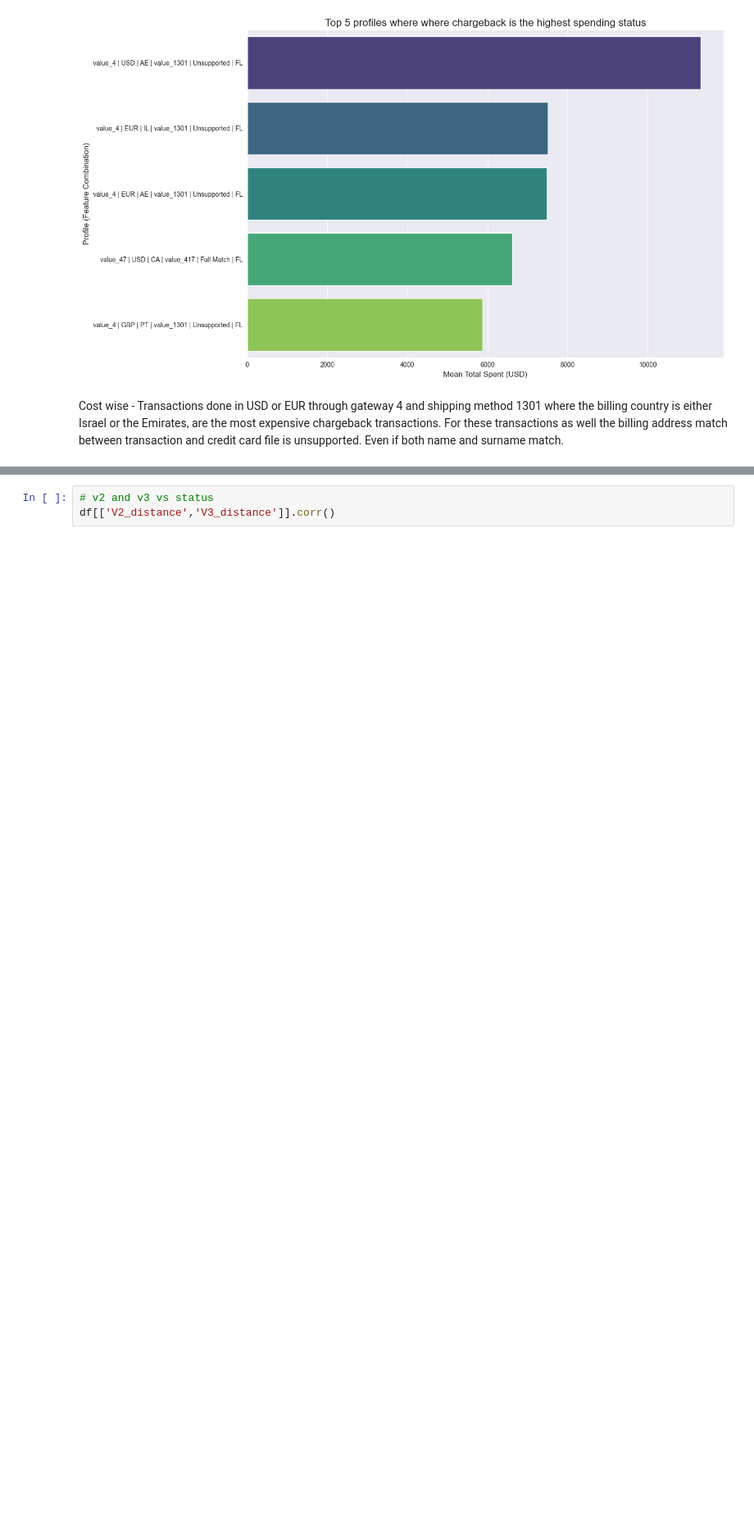
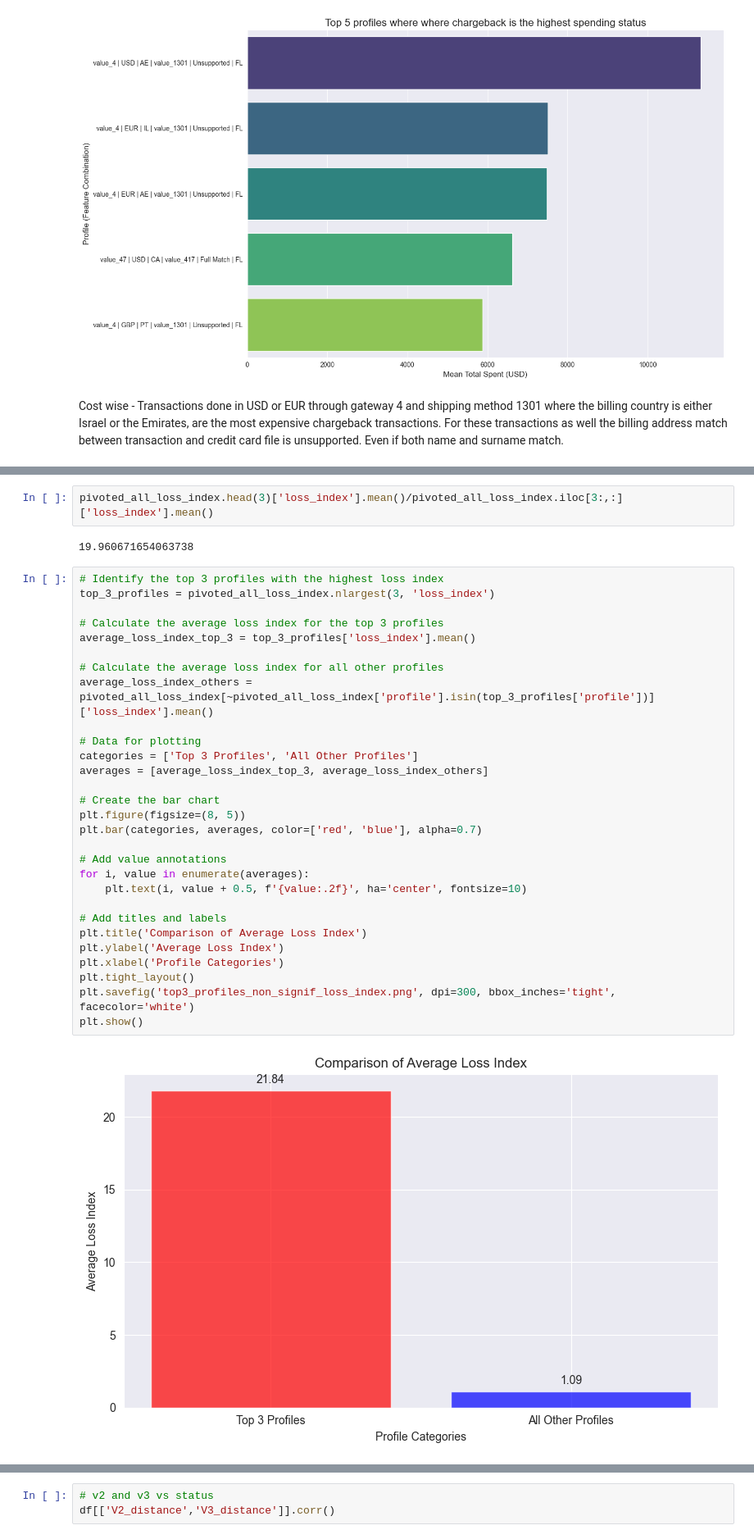
Before and after one commit to gioiablayer96/data-wizard-gioia, a Jupyter notebook: Home_Assignments/Riskified_home_assignment/riskified_home_assignment_Gioia_Blayer/riskified_home_assignment.ipynb, the cells around one changed output, grey strips where cells are left out. Shown at 82% size. Drawn from its saved outputs; the diff is of its cells as text; blank space fills up the shorter version.

```diff
--- a/Home_Assignments/Riskified_home_assignment/riskified_home_assignment_Gioia_Blayer/riskified_home_assignment.ipynb
+++ b/Home_Assignments/Riskified_home_assignment/riskified_home_assignment_Gioia_Blayer/riskified_home_assignment.ipynb
@@ -1483,0 +1702,35 @@ Name: order_id, dtype: float64
+# %%
+pivoted_all_loss_index.head(3)['loss_index'].mean()/pivoted_all_loss_index.iloc[3:,:]['loss_index'].mean()
+# %% [output]
+19.960671654063738
+# %%
+# Identify the top 3 profiles with the highest loss index
+top_3_profiles = pivoted_all_loss_index.nlargest(3, 'loss_index')
+
+# Calculate the average loss index for the top 3 profiles
+average_loss_index_top_3 = top_3_profiles['loss_index'].mean()
+
+# Calculate the average loss index for all other profiles
+average_loss_index_others = pivoted_all_loss_index[~pivoted_all_loss_index['profile'].isin(top_3_profiles['profile'])]['loss_index'].mean()
+
+# Data for plotting
+categories = ['Top 3 Profiles', 'All Other Profiles']
+averages = [average_loss_index_top_3, average_loss_index_others]
+
+# Create the bar chart
+plt.figure(figsize=(8, 5))
+plt.bar(categories, averages, color=['red', 'blue'], alpha=0.7)
+
+# Add value annotations
+for i, value in enumerate(averages):
+    plt.text(i, value + 0.5, f'{value:.2f}', ha='center', fontsize=10)
+
+# Add titles and labels
+plt.title('Comparison of Average Loss Index')
+plt.ylabel('Average Loss Index')
+plt.xlabel('Profile Categories')
+plt.tight_layout()
+plt.savefig('top3_profiles_non_signif_loss_index.png', dpi=300, bbox_inches='tight', facecolor='white')
+plt.show()
+# %% [output]
+[figure, added]
```
Also changed, not shown: parts of 90 cells of this notebook.
